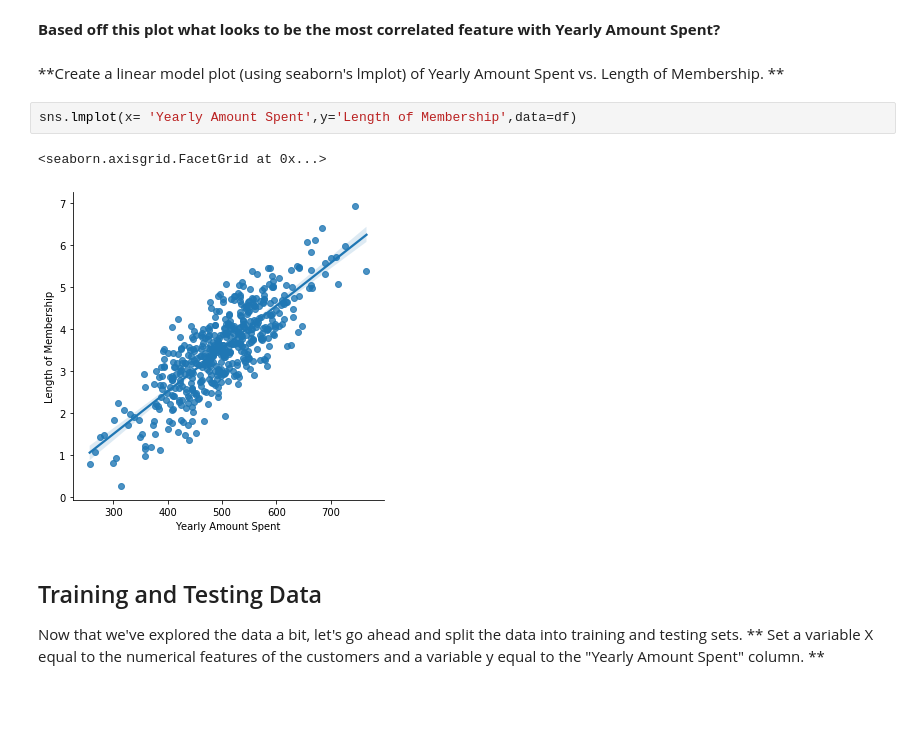
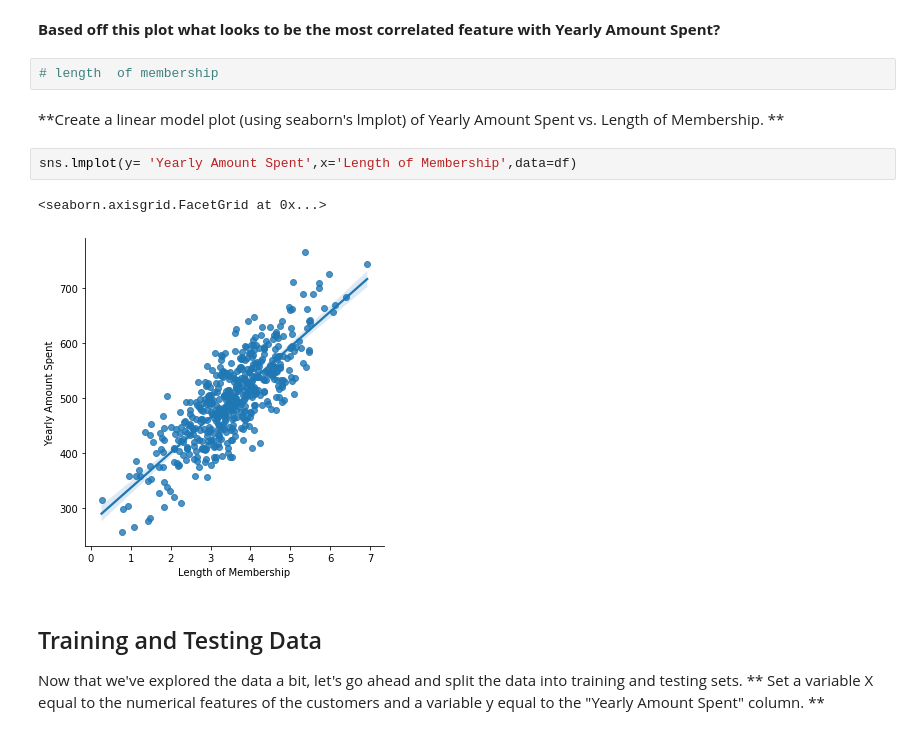
Before and after one commit to gunjanmimo/Data-Science, a Jupyter notebook: linear regression/Linear Regression - Project Exercise .ipynb, the cells around one changed output. Saved outputs shown, nothing was run; the diff lists cells and outputs as text; blank space fills up the shorter version.

```diff
--- a/linear regression/Linear Regression - Project Exercise .ipynb
+++ b/linear regression/Linear Regression - Project Exercise .ipynb
@@ -108,13 +109,15 @@ sns.pairplot(data=df)
 [figure]
 # %% [markdown]
 **Based off this plot what looks to be the most correlated feature with Yearly Amount Spent?**
+# %%
+# length  of membership
 # %% [markdown]
 **Create a linear model plot (using seaborn's lmplot) of  Yearly Amount Spent vs. Length of Membership. **
 # %%
-sns.lmplot(x= 'Yearly Amount Spent',y='Length of Membership',data=df)
+sns.lmplot(y= 'Yearly Amount Spent',x='Length of Membership',data=df)
 # %% [output]
 <seaborn.axisgrid.FacetGrid at 0x...>
-[figure, old version]
+[figure, new version]
 # %% [markdown]
 ## Training and Testing Data
 
```
Also changed, not shown: parts of 23 cells of this notebook.
